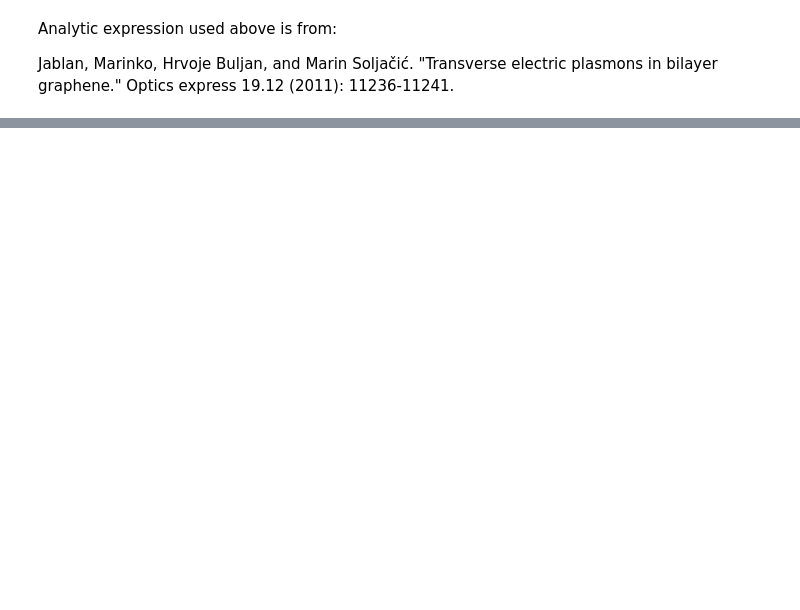
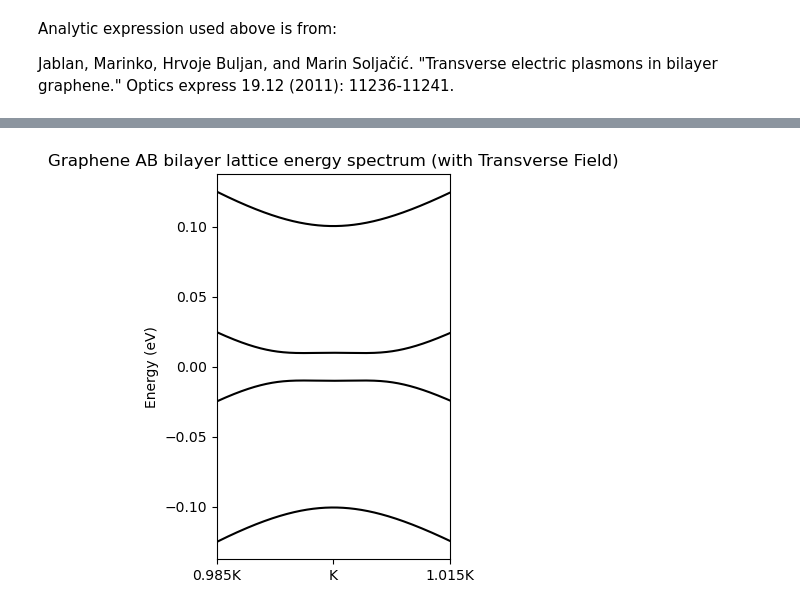
Before and after one commit to AliGhorashiCMT/8.511-Notes-and-Code, a Jupyter notebook: kagome and graphene lattices/Kagome and Graphene.ipynb, the cells around one changed output, grey strips where cells are left out. Cells and saved outputs as stored; diff of their text form; code cells hidden in the pictures; blank space fills up the shorter version.

```diff
--- a/kagome and graphene lattices/Kagome and Graphene.ipynb
+++ b/kagome and graphene lattices/Kagome and Graphene.ipynb
@@ -402,0 +493,29 @@ Jablan, Marinko, Hrvoje Buljan, and Marin Soljačić. "Transverse electric plasm
+# %%
+plt.figure(figsize=(3, 5))
+graphene_model_ab = pb.Model(
+    graphene_lattice_ab,
+    pb.translational_symmetry()
+)
+solver = pb.solver.lapack(graphene_model_ab)
+G1, G2 = graphene_lattice_ab.reciprocal_vectors()
+G1 = G1[0:2]
+G2 = G2[0:2]
+Gamma = np.array([0, 0])
+K = -2/3*G1+1/3*G2
+M = 1/2*G1
+bands = solver.calc_bands(0.985*K, K, 1.015*K, step=0.0001)
+k = np.linalg.norm(np.array(bands.k_path-K), axis=1)
+vF = 3/2*a_0*t
+
+graphene_energies_ab = bands.energy
+k_path = bands.k_path
+plt.plot(graphene_energies_ab, color="black")
+
+plt.xticks(k_path.point_indices, ['0.985K', 'K', '1.015K'])
+plt.xlim(0, len(k_path)-1)
+#plt.ylim(-0.15, 0.15)
+#plt.yticks(np.linspace(-1, 1, num=2));
+plt.title("Graphene AB bilayer lattice energy spectrum (with Transverse Field)");
+plt.ylabel("Energy (eV)");
+# %% [output]
+[figure, added]
```
Also changed, not shown: parts of 8 cells of this notebook, 1 other file.
